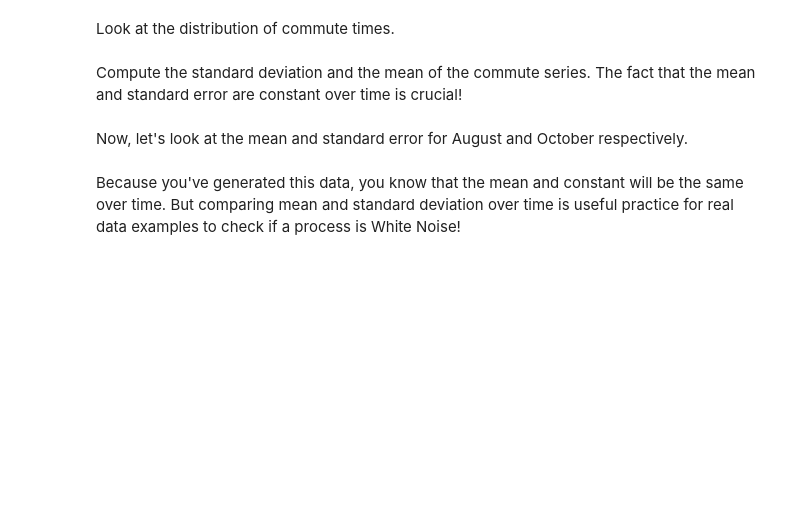
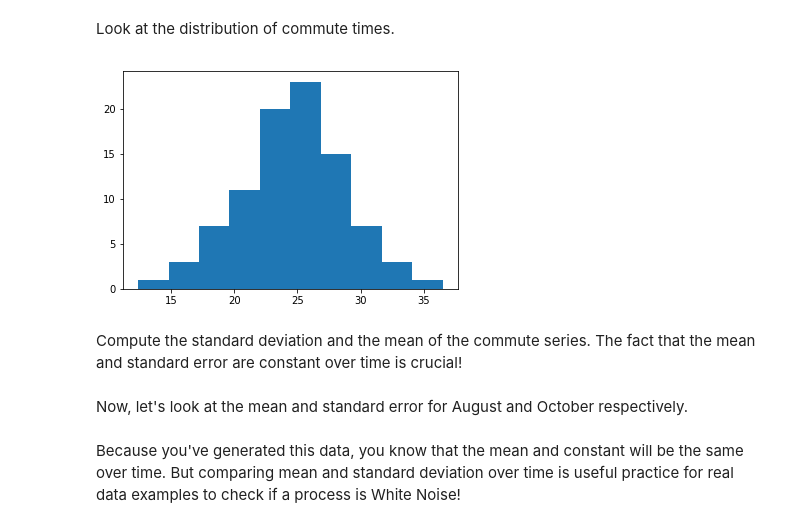
Before and after one commit to feiqi9047/dsc-3-26-03-basic-time-series-models-lab-nyc-ds-career-031119, a Jupyter notebook: index.ipynb, the cells around one changed output. Drawn from its saved outputs; the diff is of its cells as text; code cells hidden in the pictures; blank space fills up the shorter version.

```diff
--- a/index.ipynb
+++ b/index.ipynb
@@ -71,6 +73,9 @@ max(commute)
 Look at the distribution of commute times.
 # %%
 # your code here
+commute_series.hist(grid=False);
+# %% [output]
+[figure, added]
 # %% [markdown]
 Compute the standard deviation and the mean of the commute series. The fact that the mean and standard error are constant over time is crucial!
 # %%
```
Also changed, not shown: parts of 1 cell of this notebook.
